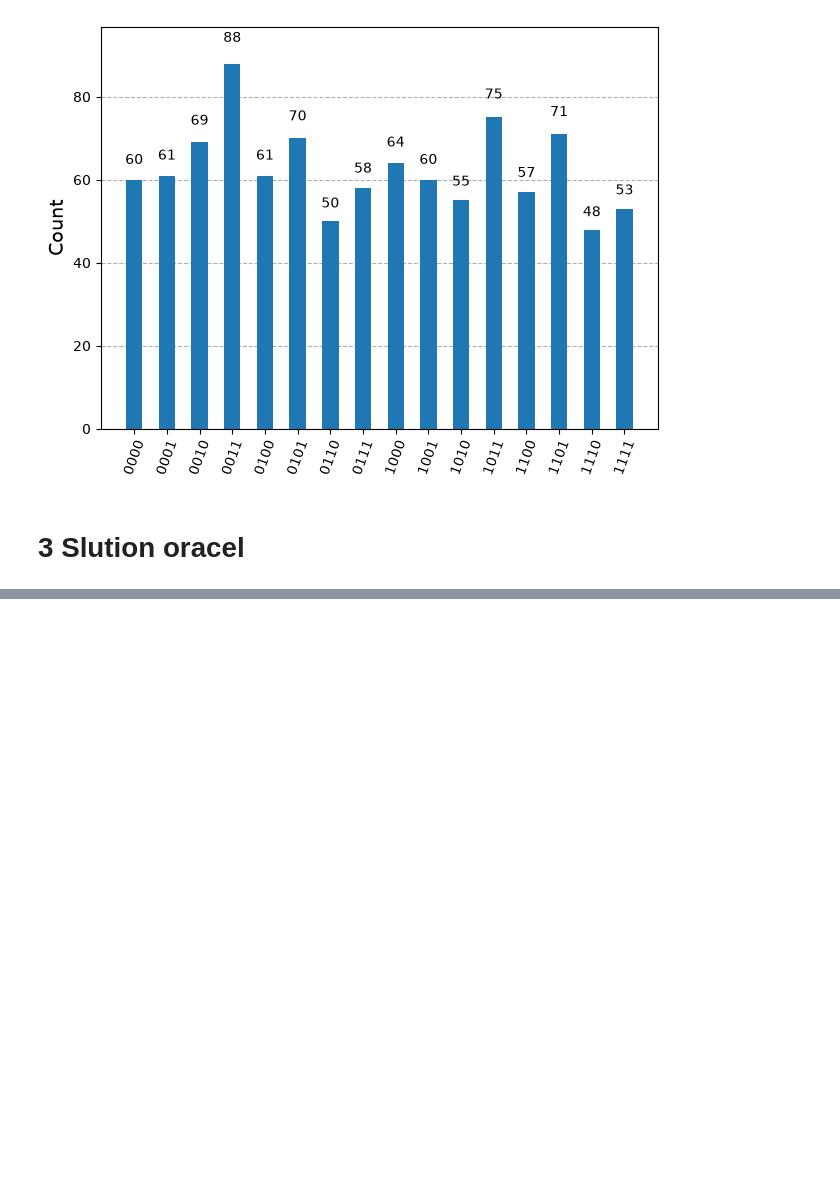
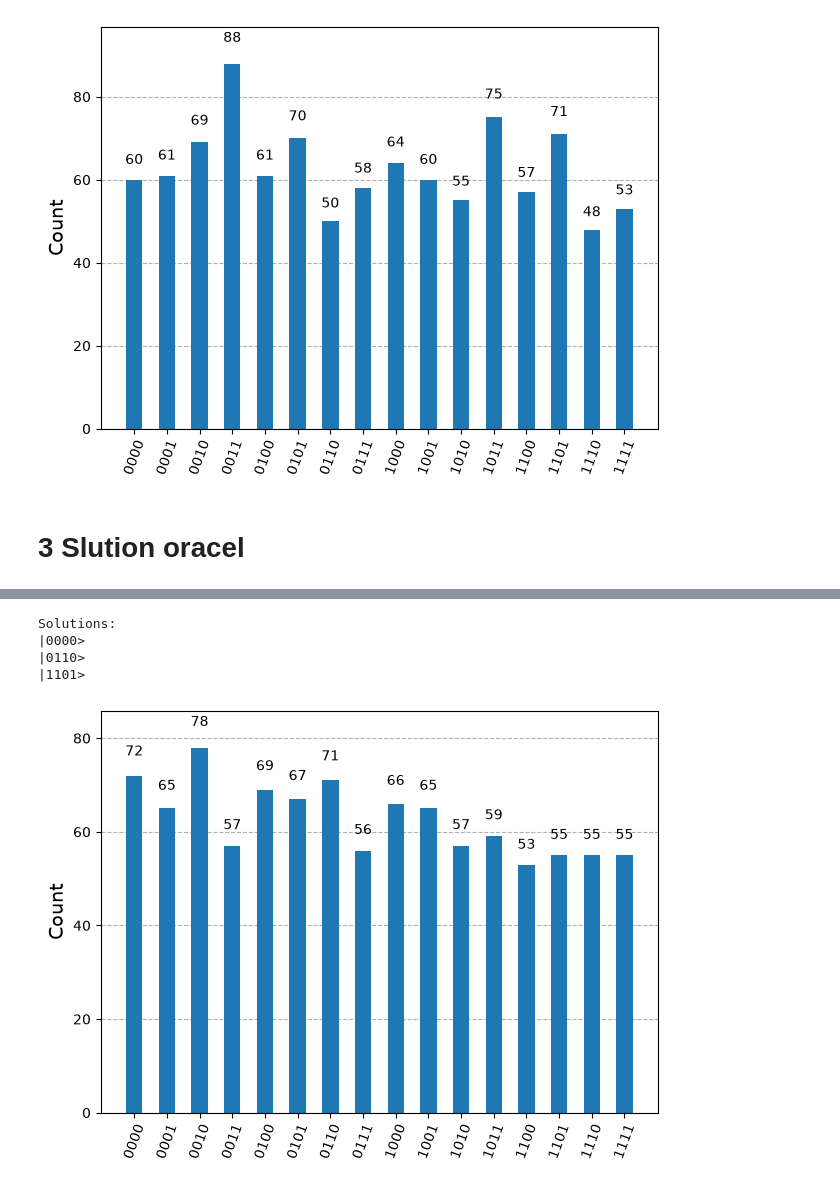
Before and after one commit to KingCobra021/Quantum-A1, a Jupyter notebook: A1.ipynb, the cells around one changed output, grey strips where cells are left out. Cells and saved outputs as stored; diff of their text form; code cells hidden in the pictures; blank space fills up the shorter version.

```diff
--- a/A1.ipynb
+++ b/A1.ipynb
@@ -518,27 +539,33 @@ plot_histogram(job.result().get_counts())
 # %%
 n = 4
-iterations = 15
+iterations = 20
 
 oracle = grover_problem_oracle(n,variant=0,print_solutions=True)
 
 grover_circuit = QuantumCircuit(n)
 
 grover_circuit = initialize_s(grover_circuit,range(n))
 
 for i in range(iterations):
     grover_circuit.append(oracle, range(n))
     grover_circuit.append(diffuser(n), range(n))
 
 grover_circuit.measure_all()
 
 grover_circuit.draw("mpl")
 
 simulator = AerSimulator.from_backend(FakeFez())
 
 qcc = transpile(grover_circuit, simulator)
 
 job = simulator.run(qcc,shots=1000)
 
 plot_histogram(job.result().get_counts())
+# %% [output]
+Solutions:
+|0000>
+|0110>
+|1101>
+[figure, added]
 # %%
 n = 5
```
Also changed, not shown: parts of 12 cells of this notebook.
